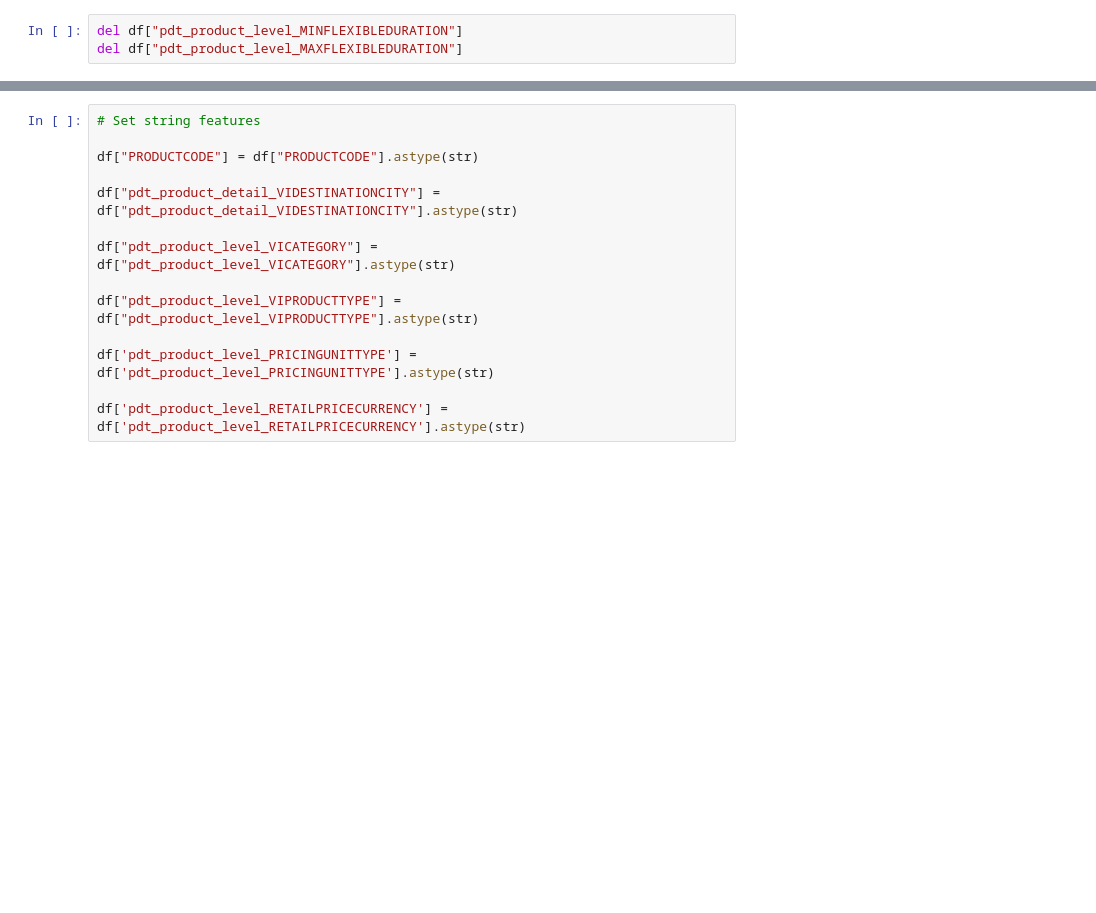
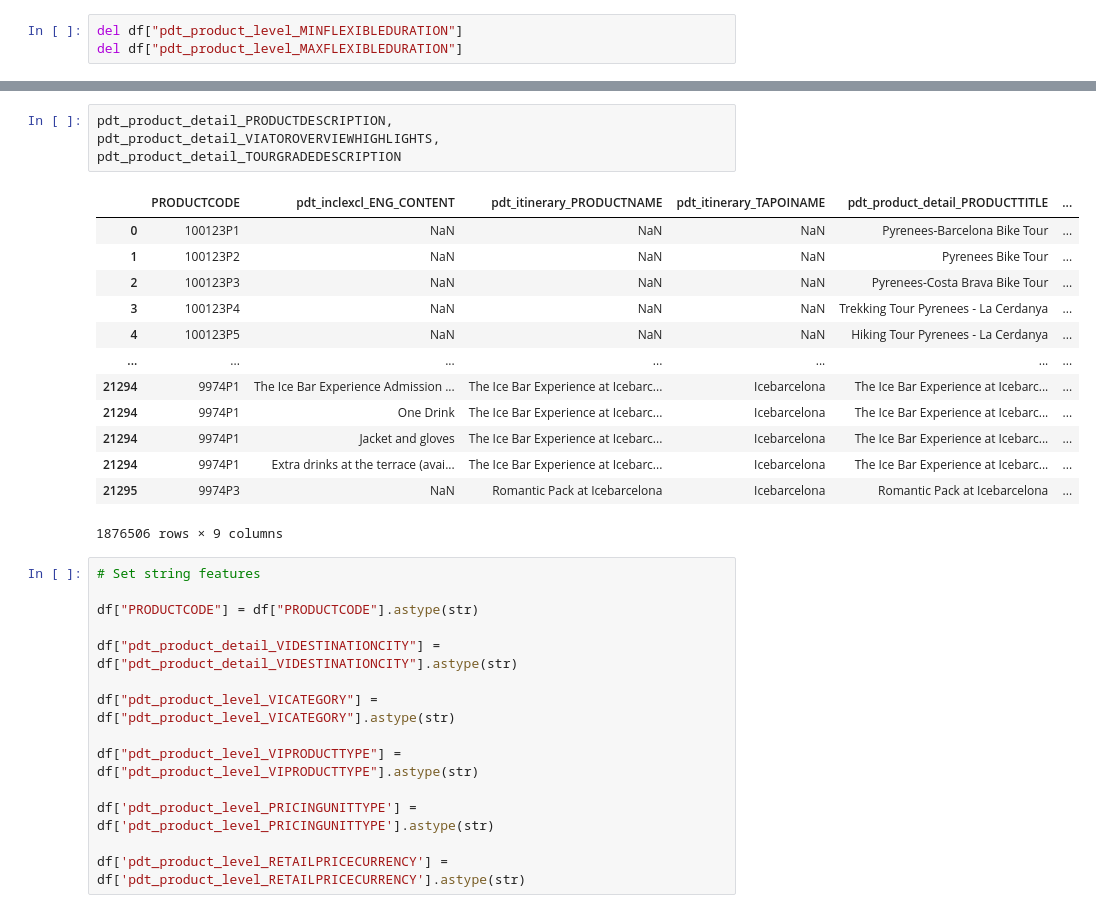
Before and after one commit to Walkway-ai/data-exploration, a Jupyter notebook: src/product_table_preprocessing.ipynb, the cells around one changed output, grey strips where cells are left out. Saved outputs shown, nothing was run; the diff lists cells and outputs as text; blank space fills up the shorter version.

Commit message:
improved script to preprocess tables

```diff
--- a/src/product_table_preprocessing.ipynb
+++ b/src/product_table_preprocessing.ipynb
@@ -172,3 +130,19 @@ df
+# %%
+pdt_product_detail_PRODUCTDESCRIPTION, pdt_product_detail_VIATOROVERVIEWHIGHLIGHTS, pdt_product_detail_TOURGRADEDESCRIPTION
+# %% [output]
+|  | PRODUCTCODE | pdt_inclexcl_ENG_CONTENT | pdt_itinerary_PRODUCTNAME | pdt_itinerary_TAPOINAME | pdt_product_detail_PRODUCTTITLE | ... |
+| 0 | 100123P1 | NaN | NaN | NaN | Pyrenees-Barcelona Bike Tour | ... |
+| 1 | 100123P2 | NaN | NaN | NaN | Pyrenees Bike Tour | ... |
+| 2 | 100123P3 | NaN | NaN | NaN | Pyrenees-Costa Brava Bike Tour | ... |
+| 3 | 100123P4 | NaN | NaN | NaN | Trekking Tour Pyrenees - La Cerdanya | ... |
+| 4 | 100123P5 | NaN | NaN | NaN | Hiking Tour Pyrenees - La Cerdanya | ... |
+| ... | ... | ... | ... | ... | ... | ... |
+| 21294 | 9974P1 | The Ice Bar Experience Admission ... | The Ice Bar Experience at Icebarc... | Icebarcelona | The Ice Bar Experience at Icebarc... | ... |
+| 21294 | 9974P1 | One Drink | The Ice Bar Experience at Icebarc... | Icebarcelona | The Ice Bar Experience at Icebarc... | ... |
+| 21294 | 9974P1 | Jacket and gloves | The Ice Bar Experience at Icebarc... | Icebarcelona | The Ice Bar Experience at Icebarc... | ... |
+| 21294 | 9974P1 | Extra drinks at the terrace (avai... | The Ice Bar Experience at Icebarc... | Icebarcelona | The Ice Bar Experience at Icebarc... | ... |
+| 21295 | 9974P3 | NaN | Romantic Pack at Icebarcelona | Icebarcelona | Romantic Pack at Icebarcelona | ... |
+1876506 rows × 9 columns
 # %%
 # Set string features
 
```
Also changed, not shown: parts of 5 cells of this notebook, 8 other files.
